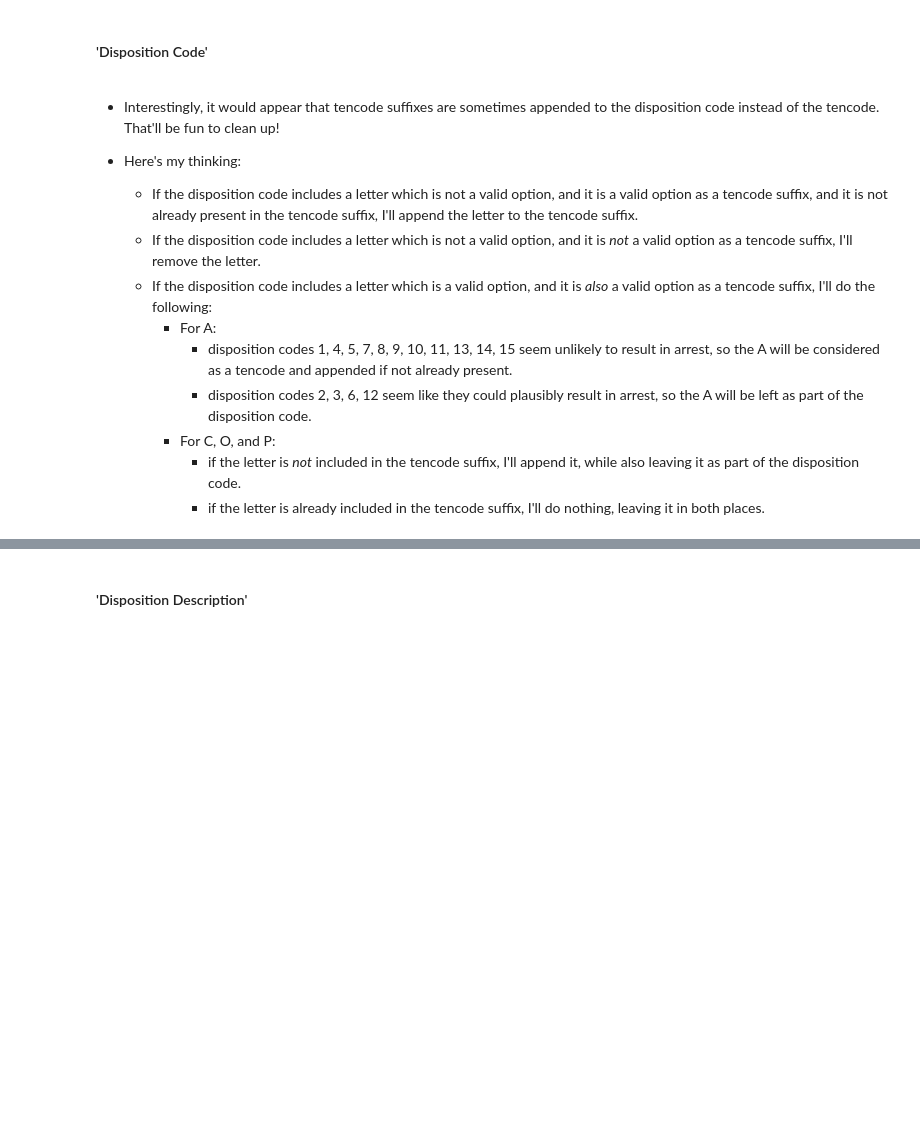
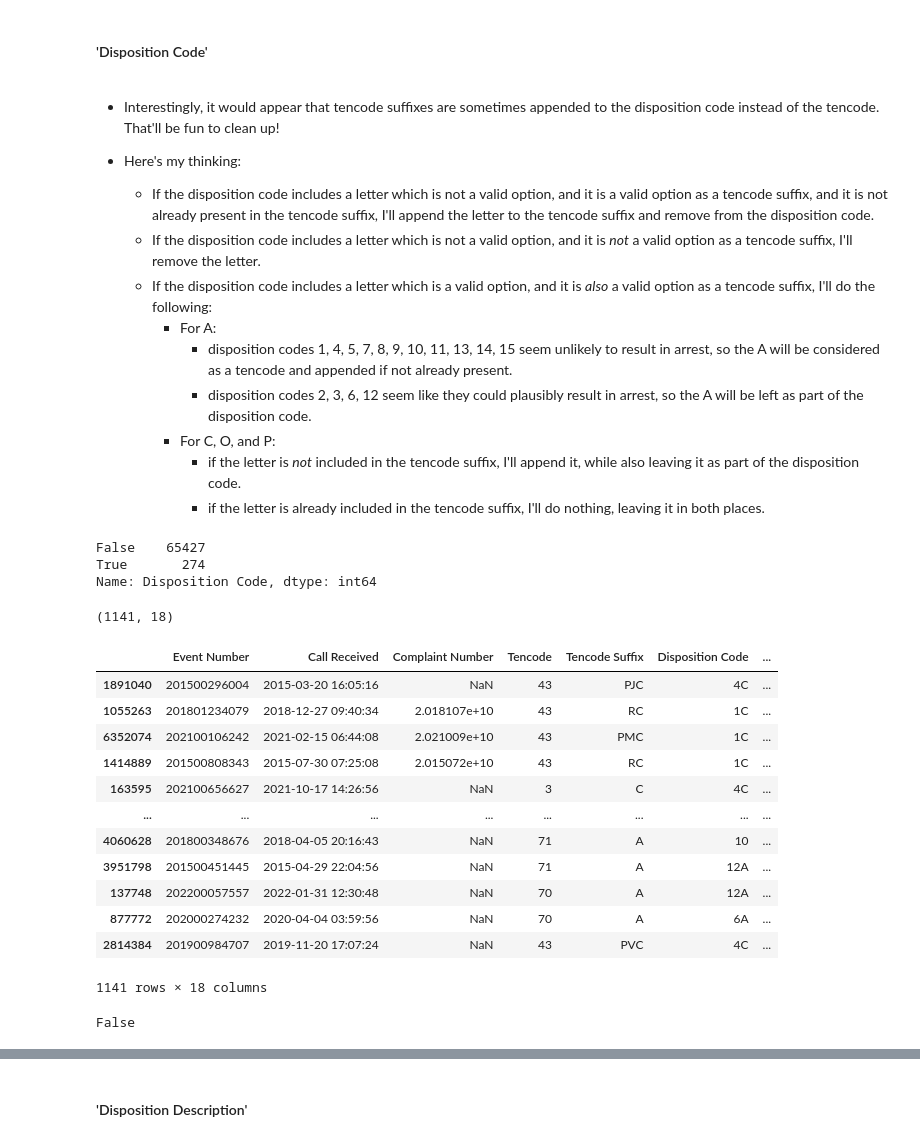
Before and after one commit to JacobTews/nash_police, a Jupyter notebook: process.ipynb, the cells around one changed output, grey strips where cells are left out. Cells and saved outputs as stored; diff of their text form; code cells hidden in the pictures; blank space fills up the shorter version.

Commit message:
cleaned disposition codes (hooray)

```diff
--- a/process.ipynb
+++ b/process.ipynb
@@ -130,7 +205,7 @@ samp_df = samp_df.drop('Tencode Suffix Description', axis=1)
 * Interestingly, it would appear that tencode suffixes are sometimes appended to the disposition code instead of the tencode. That'll be fun to clean up!
 
 * Here's my thinking:
-    * If the disposition code includes a letter which is not a valid option, and it is a valid option as a tencode suffix, and it is not already present in the tencode suffix, I'll append the letter to the tencode suffix.
+    * If the disposition code includes a letter which is not a valid option, and it is a valid option as a tencode suffix, and it is not already present in the tencode suffix, I'll append the letter to the tencode suffix and remove from the disposition code.
     * If the disposition code includes a letter which is not a valid option, and it is *not* a valid option as a tencode suffix, I'll remove the letter.
     * If the disposition code includes a letter which is a valid option, and it is *also* a valid option as a tencode suffix, I'll do the following:
         * For A:
@@ -139,39 +214,85 @@ samp_df = samp_df.drop('Tencode Suffix Description', axis=1)
         * For C, O, and P:
             * if the letter is *not* included in the tencode suffix, I'll append it, while also leaving it as part of the disposition code.
             * if the letter is already included in the tencode suffix, I'll do nothing, leaving it in both places.
+# %%
+samp_df['Disposition Code'].isna().value_counts()
+# %% [output]
+False    65427
+True       274
+Name: Disposition Code, dtype: int64
 # %%
 def disposition_code_clean(row):
 
-    # These three values should all be strings
-    disp_code_letter = str(row['Disposition Code'])[-1:]
-    disp_code_number = str(row['Disposition Code'])[:-1]
-    tencode_suffix = str(row['Tencode Suffix'])
+    # The three variables calculated here must all be strings for the function to work.
+
+    # First test for nan (the disposition code or tencode is a float if it is nan, otherwise it's a str).
+    if isinstance(row['Disposition Code'], float):
+        return row
+    else:
+        disp_code_letter = str(row['Disposition Code'])[-1:]
+        disp_code_number = str(row['Disposition Code'])[:-1]
+
+    if isinstance(row['Tencode Suffix'], float):
+        tencode_suffix = ''
+    else:
+        tencode_suffix = str(row['Tencode Suffix'])
 
     if disp_code_letter.isnumeric():
-        pass
+        return row
     elif disp_code_letter not in ['A', 'C', 'O', 'P']:
         if disp_code_letter not in tencode_suffix:
             row['Tencode Suffix'] = tencode_suffix + disp_code_letter
+            row['Disposition Code'] = disp_code_number
         else:
-            pass
+            row['Disposition Code'] = disp_code_number
     else:
         if disp_code_letter == 'A':
             if disp_code_number in ['1', '4', '5', '7', '8', '9', '10', '11', '13', '14', '15']:
                 if disp_code_letter not in tencode_suffix:
-                    row['Tencode Suffix'] += disp_code_letter
+                    row['Tencode Suffix'] = tencode_suffix + disp_code_letter
                     row['Disposition Code'] = disp_code_number
                 else:
                     row['Disposition Code'] = disp_code_number
             else:
-                pass
+                return row
         elif disp_code_letter in ['C', 'O', 'P']:
             if disp_code_letter not in tencode_suffix:
-                row['Tencode Suffix'] += disp_code_letter
+                row['Tencode Suffix'] = tencode_suffix + disp_code_letter
             else:
-                pass
+                return row
+
+    # After all the above processing, if there is still nothing in the tencode suffix column, return it to nan
+    if row['Tencode Suffix'] == '':
+        row['Tencode Suffix'] = np.nan
+
+    return row
 # %%
 clean_dispo = ambig_df.apply(disposition_code_clean, axis=1)
+# %%
+clean_dispo.shape
+# %% [output]
+(1141, 18)
+# %%
+clean_dispo
+# %% [output]
+|  | Event Number | Call Received | Complaint Number | Tencode | Tencode Suffix | Disposition Code | ... |
+| 1891040 | 201500296004 | 2015-03-20 16:05:16 | NaN | 43 | PJC | 4C | ... |
+| 1055263 | 201801234079 | 2018-12-27 09:40:34 | 2.018107e+10 | 43 | RC | 1C | ... |
+| 6352074 | 202100106242 | 2021-02-15 06:44:08 | 2.021009e+10 | 43 | PMC | 1C | ... |
+| 1414889 | 201500808343 | 2015-07-30 07:25:08 | 2.015072e+10 | 43 | RC | 1C | ... |
+| 163595 | 202100656627 | 2021-10-17 14:26:56 | NaN | 3 | C | 4C | ... |
+| ... | ... | ... | ... | ... | ... | ... | ... |
+| 4060628 | 201800348676 | 2018-04-05 20:16:43 | NaN | 71 | A | 10 | ... |
+| 3951798 | 201500451445 | 2015-04-29 22:04:56 | NaN | 71 | A | 12A | ... |
+| 137748 | 202200057557 | 2022-01-31 12:30:48 | NaN | 70 | A | 12A | ... |
+| 877772 | 202000274232 | 2020-04-04 03:59:56 | NaN | 70 | A | 6A | ... |
+| 2814384 | 201900984707 | 2019-11-20 17:07:24 | NaN | 43 | PVC | 4C | ... |
+1141 rows × 18 columns
 # %%
 ambig_df.reset_index(inplace=True)
+# %%
+isinstance(ambig_df['Tencode Suffix'][1891040], float)
+# %% [output]
+False
 # %%
 ambig_df
```
Also changed, not shown: parts of 11 cells of this notebook, 1 other file.
